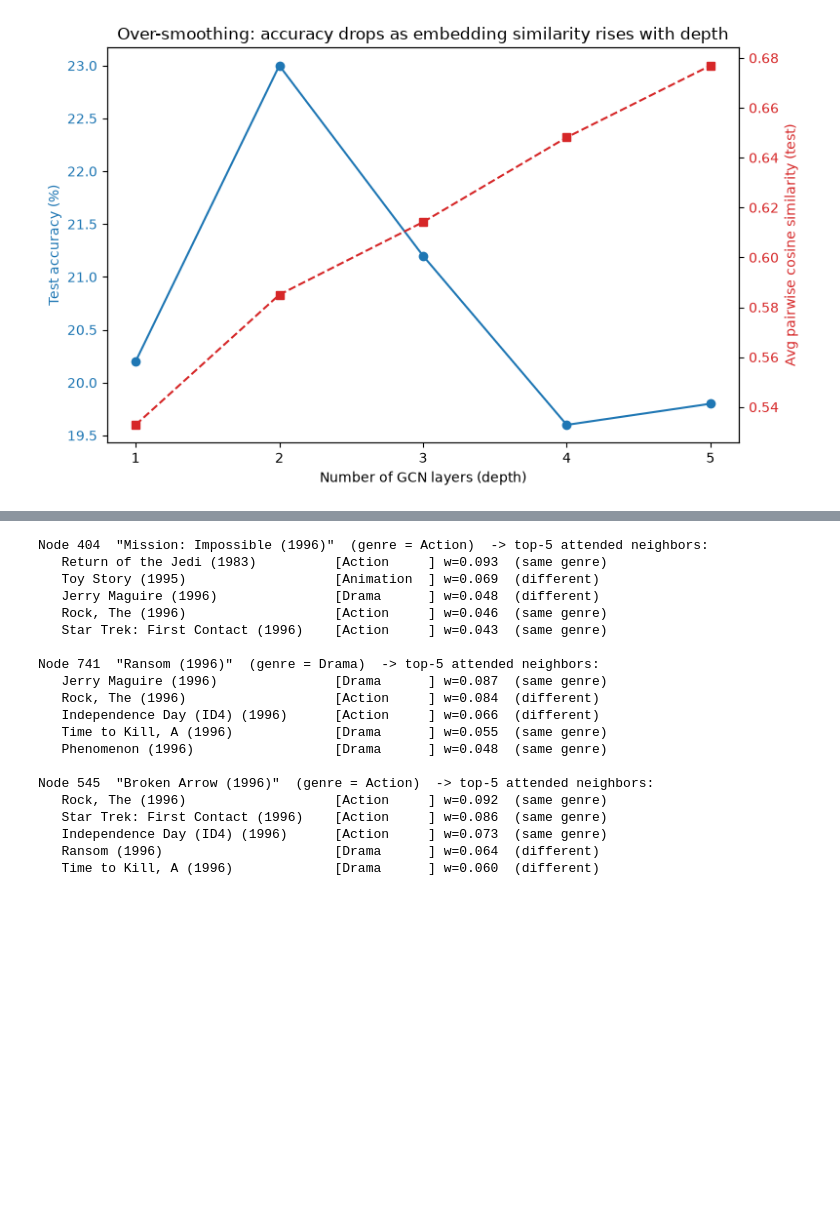
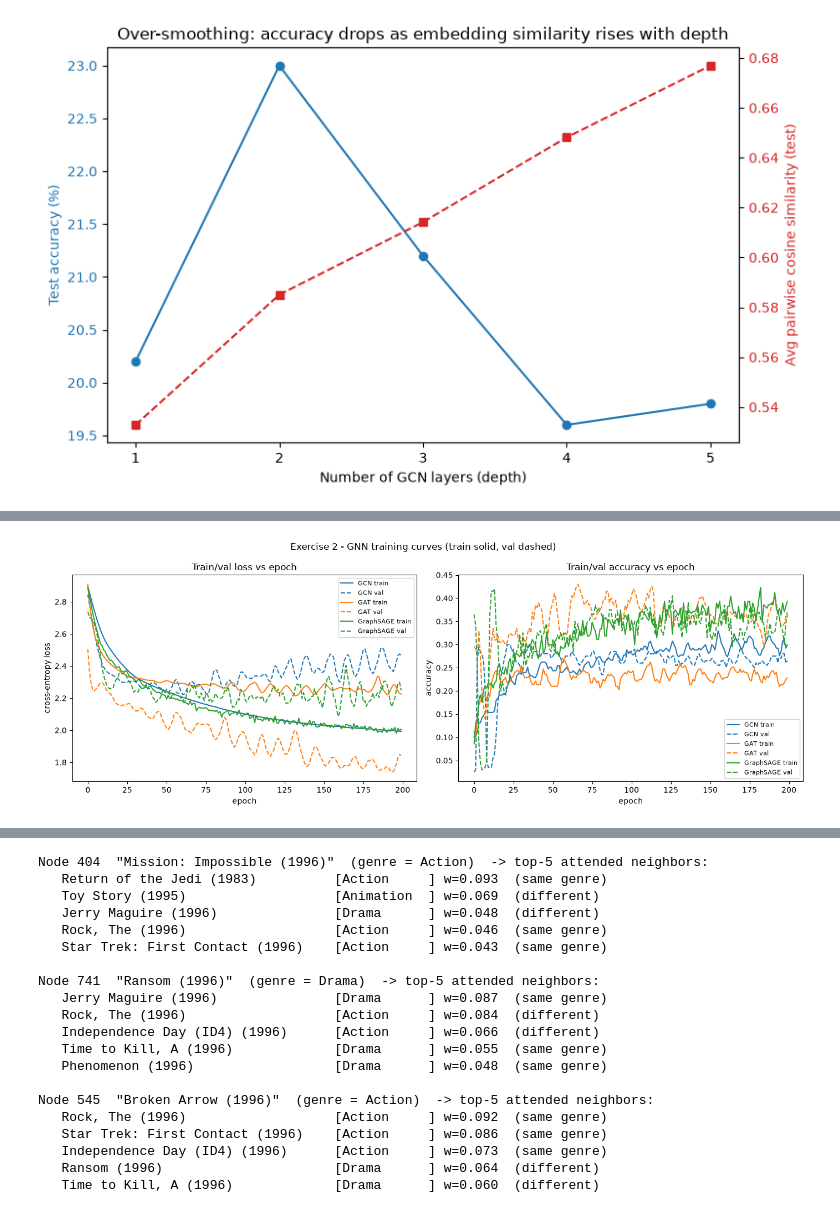
Before and after one commit to dniamsaard4codework/A5-Graph-Neural-Network, a Jupyter notebook: A5-Graph-Neural-Networks.ipynb, the cells around one changed output, grey strips where cells are left out. Drawn from its saved outputs; the diff is of its cells as text; code cells hidden in the pictures; blank space fills up the shorter version.

```diff
--- a/A5-Graph-Neural-Networks.ipynb
+++ b/A5-Graph-Neural-Networks.ipynb
@@ -521,3 +557,17 @@ GraphSAGE (k=10)        21.40%       393.4 ms
+# %%
+# Exercise 2 - train/val loss and accuracy curves for the three GNNs
+fig, axes = plt.subplots(1, 2, figsize=(14, 5))
+for name, Hh, c in [('GCN', gcn_hist, 'tab:blue'), ('GAT', gat_hist, 'tab:orange'), ('GraphSAGE', sage_hist, 'tab:green')]:
+    axes[0].plot(Hh['train_loss'], color=c, linestyle='-',  label=f'{name} train')
+    axes[0].plot(Hh['val_loss'],   color=c, linestyle='--', label=f'{name} val')
+    axes[1].plot(Hh['train_acc'],  color=c, linestyle='-',  label=f'{name} train')
+    axes[1].plot(Hh['val_acc'],    color=c, linestyle='--', label=f'{name} val')
+axes[0].set_title('Train/val loss vs epoch'); axes[0].set_xlabel('epoch'); axes[0].set_ylabel('cross-entropy loss'); axes[0].legend(fontsize=8)
+axes[1].set_title('Train/val accuracy vs epoch'); axes[1].set_xlabel('epoch'); axes[1].set_ylabel('accuracy'); axes[1].legend(fontsize=8)
+plt.suptitle('Exercise 2 - GNN training curves (train solid, val dashed)')
+plt.tight_layout(); plt.savefig('figures/training_curves.png', dpi=130, bbox_inches='tight'); plt.show()
+# %% [output]
+[figure, added]
 # %%
 # t-SNE of the learned embeddings (genre labels were NOT used to compute these projections)
 fig, axes = plt.subplots(1, 3, figsize=(20, 6))
```
Also changed, not shown: parts of 24 cells of this notebook, 7 other files.
